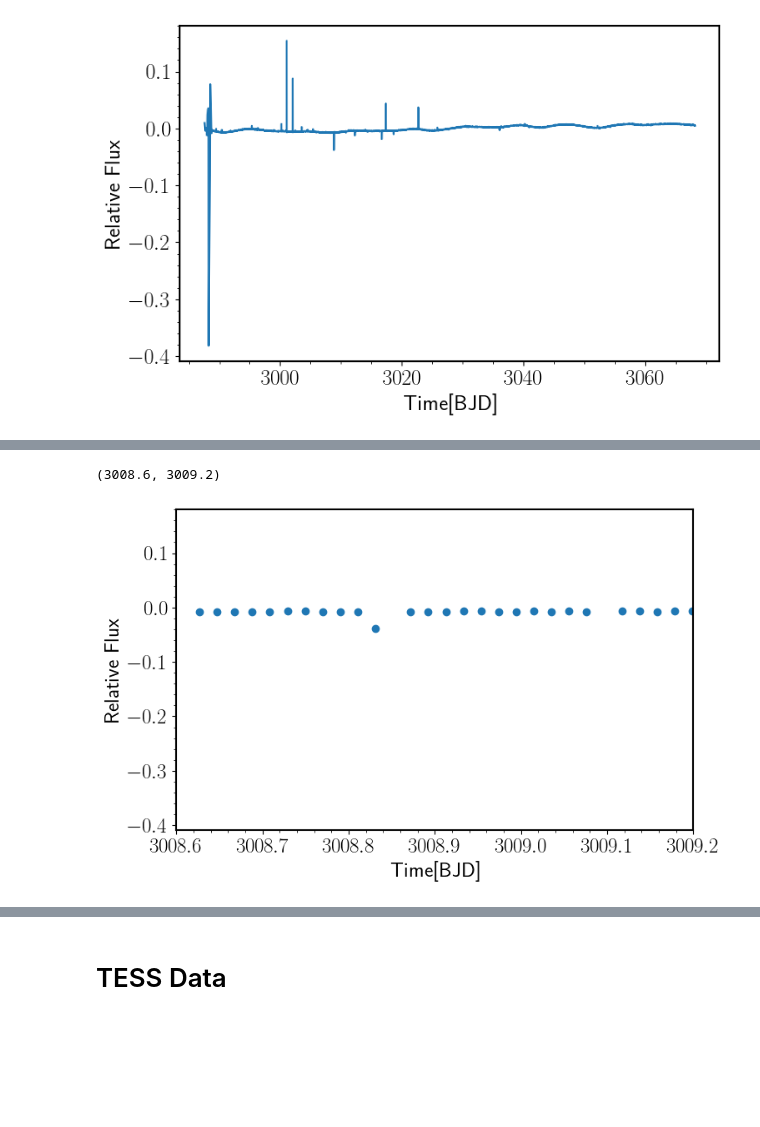
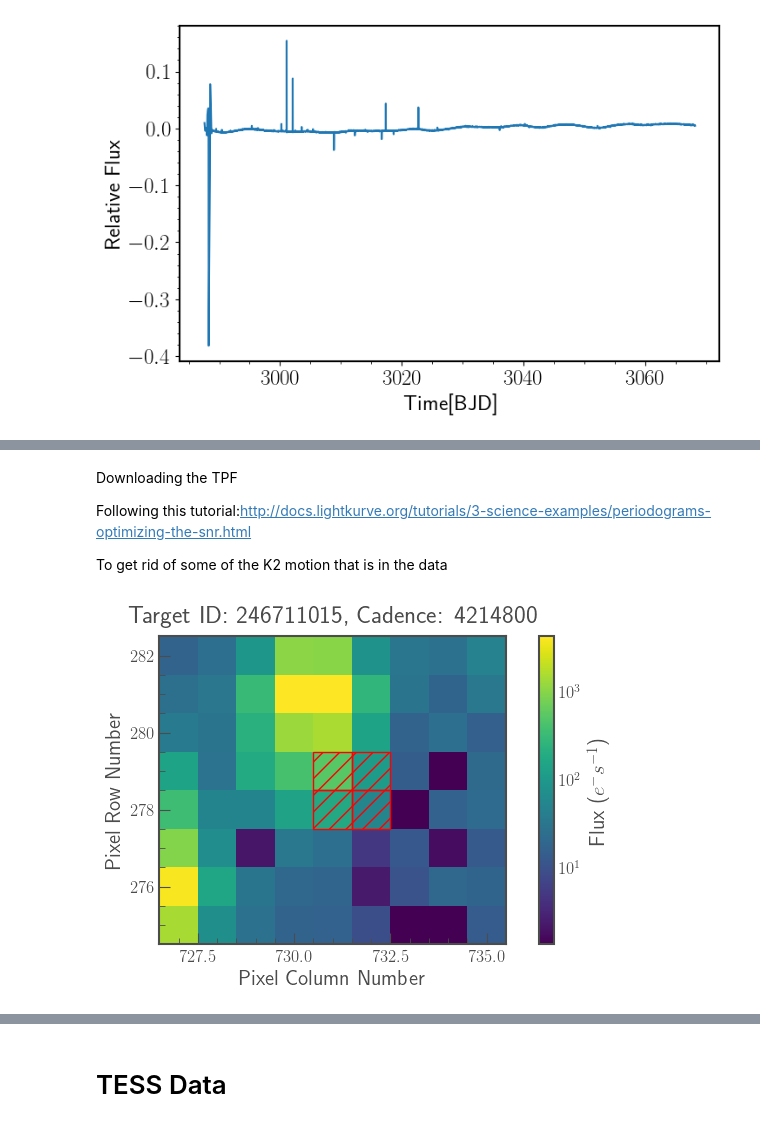
Before and after one commit to lupitatovar/Cool-Worlds, a Jupyter notebook: notebooks/K2_target.ipynb, the cells around one changed output, grey strips where cells are left out. Cells and saved outputs as stored; diff of their text form; code cells hidden in the pictures; blank space fills up the shorter version.

```diff
--- a/notebooks/K2_target.ipynb
+++ b/notebooks/K2_target.ipynb
@@ -80,9 +80,6 @@ plt.xlim(2987,3000)
-# %%
-plt.scatter(k2_time,lcmedian)
-plt.minorticks_on()
-plt.xlabel('Time[BJD]')
-plt.ylabel('Relative Flux')
-plt.xlim(3008.6,3009.2)
-# %% [output]
-(3008.6, 3009.2)
-[figure, removed]
+# %% [markdown]
+Downloading the TPF
+
+Following this tutorial:http://docs.lightkurve.org/tutorials/3-science-examples/periodograms-optimizing-the-snr.html
+
+To get rid of some of the K2 motion that is in the data
@@ -88,0 +89,4 @@ plt.xlim(3008.6,3009.2)
+# %%
+tpf.plot(scale='log', aperture_mask=tpf.pipeline_mask);
+# %% [output]
+[figure, added]
```
Also changed, not shown: parts of 27 cells of this notebook, 2 other files.
